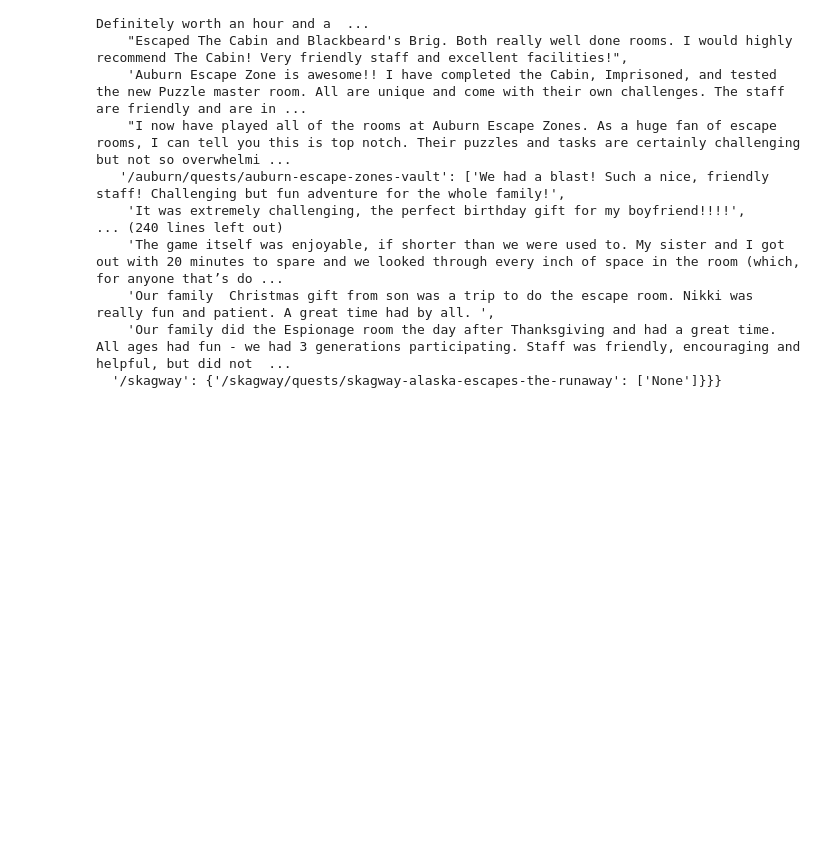
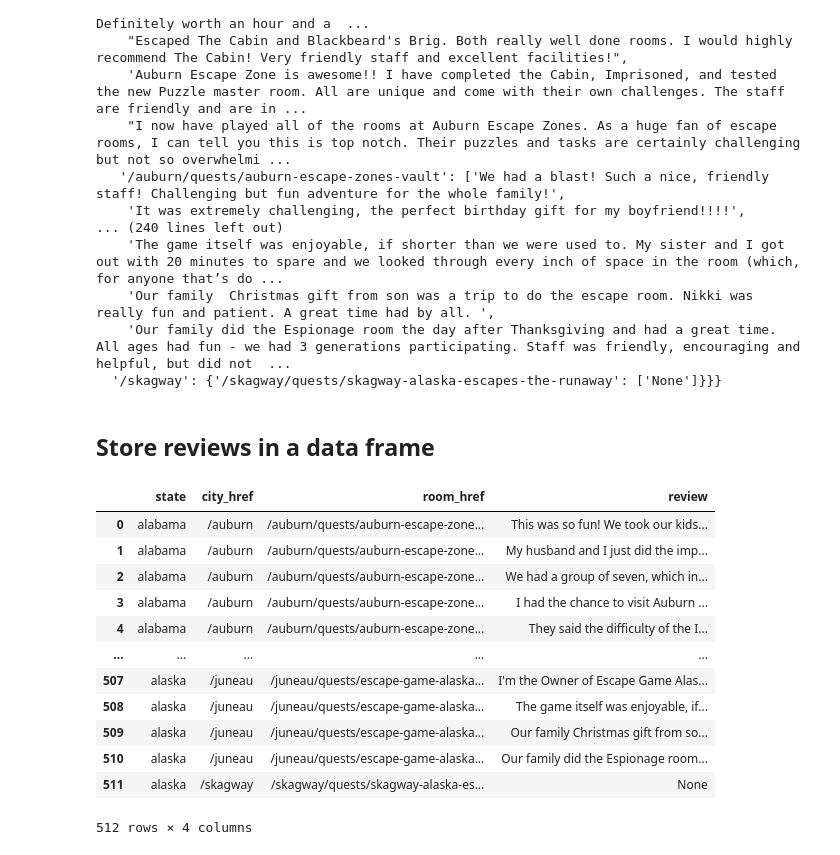
Before and after one commit to nmmichalak/escape_room_reviews, a Jupyter notebook: 0web_scrape_reviews.ipynb, the cells around one changed output. Cells and saved outputs as stored; diff of their text form; code cells hidden in the pictures; blank space fills up the shorter version.

```diff
--- a/0web_scrape_reviews.ipynb
+++ b/0web_scrape_reviews.ipynb
@@ -370,3 +370,28 @@ state_city_room_reviews
     'Our family  Christmas gift from son was a trip to do the escape room. Nikki was really fun and patient. A great time had by all. ',
     'Our family did the Espionage room the day after Thanksgiving and had a great time. All ages had fun - we had 3 generations participating. Staff was friendly, encouraging and helpful, but did not  ...
   '/skagway': {'/skagway/quests/skagway-alaska-escapes-the-runaway': ['None']}}}
+# %% [markdown]
+## Store reviews in a data frame
+# %%
+# loop through
+for state, city_href in state_city_room_reviews.items():
+    for city, room_href in city_href.items():
+        for room, reviews in room_href.items():
+            for review in reviews:
+                escape_room_reviews = escape_room_reviews.append(pd.DataFrame({"state": state, "city_href": city, "room_href": room, "review": review}, index = [0]), ignore_index = True)
+
+escape_room_reviews
+# %% [output]
+|  | state | city_href | room_href | review |
+| 0 | alabama | /auburn | /auburn/quests/auburn-escape-zone... | This was so fun! We took our kids... |
+| 1 | alabama | /auburn | /auburn/quests/auburn-escape-zone... | My husband and I just did the imp... |
+| 2 | alabama | /auburn | /auburn/quests/auburn-escape-zone... | We had a group of seven, which in... |
+| 3 | alabama | /auburn | /auburn/quests/auburn-escape-zone... | I had the chance to visit Auburn ... |
+| 4 | alabama | /auburn | /auburn/quests/auburn-escape-zone... | They said the difficulty of the I... |
+| ... | ... | ... | ... | ... |
+| 507 | alaska | /juneau | /juneau/quests/escape-game-alaska... | I'm the Owner of Escape Game Alas... |
+| 508 | alaska | /juneau | /juneau/quests/escape-game-alaska... | The game itself was enjoyable, if... |
+| 509 | alaska | /juneau | /juneau/quests/escape-game-alaska... | Our family Christmas gift from so... |
+| 510 | alaska | /juneau | /juneau/quests/escape-game-alaska... | Our family did the Espionage room... |
+| 511 | alaska | /skagway | /skagway/quests/skagway-alaska-es... | None |
+512 rows × 4 columns
```
Also changed, not shown: parts of 1 cell of this notebook.
